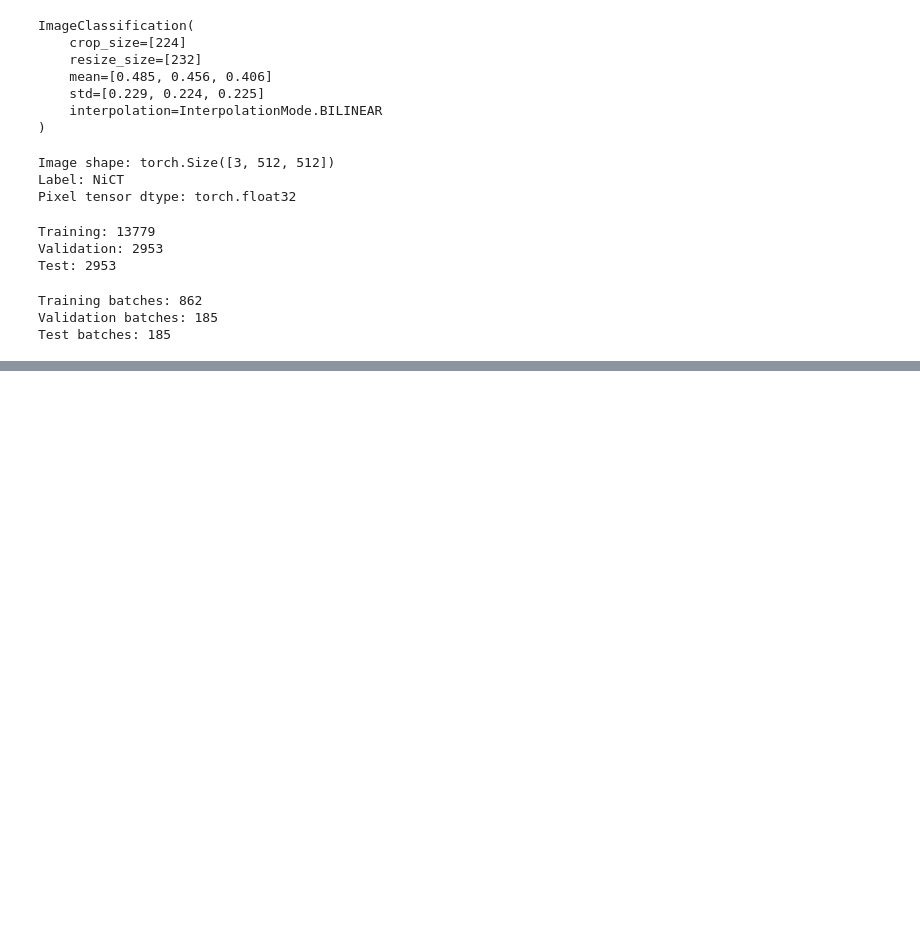
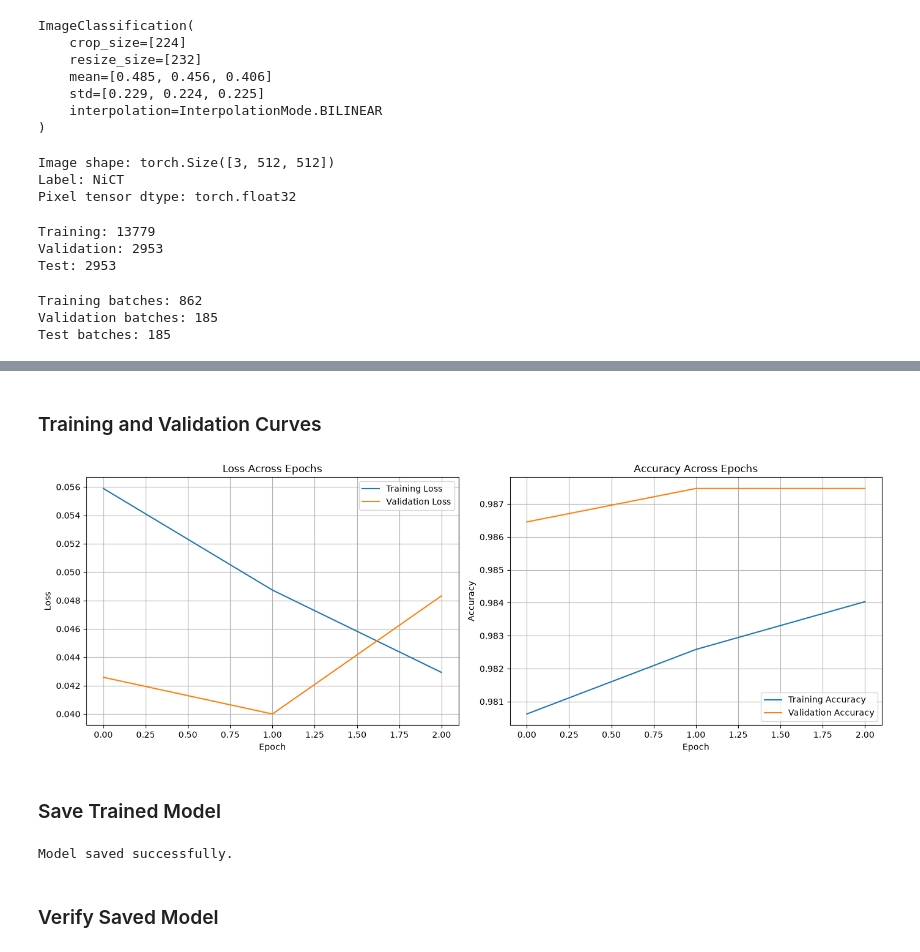
Before and after one commit to AgentEid/COVID-CT-Classification, a Jupyter notebook: notebooks/02_model_training.ipynb, the cells around one changed output, grey strips where cells are left out. Cells and saved outputs as stored; diff of their text form; code cells hidden in the pictures; blank space fills up the shorter version.

```diff
--- a/notebooks/02_model_training.ipynb
+++ b/notebooks/02_model_training.ipynb
@@ -162,0 +240,11 @@ test_dataset = Subset(eval_dataset, test_indices.tolist())
+# %%
+train_loss, train_accuracy = train_one_epoch(
+    model,
+    train_loader,
+    criterion,
+    optimizer,
+    device
+)
+
+print(f"Training Loss: {train_loss:.4f}")
+print(f"Training Accuracy: {train_accuracy:.2%}")
@@ -162,0 +284,10 @@ test_dataset = Subset(eval_dataset, test_indices.tolist())
+# %%
+val_loss, val_accuracy = evaluate_model(
+    model,
+    val_loader,
+    criterion,
+    device
+)
+
+print(f"Validation Loss: {val_loss:.4f}")
+print(f"Validation Accuracy: {val_accuracy:.2%}")
@@ -162,0 +408,48 @@ test_dataset = Subset(eval_dataset, test_indices.tolist())
+# %% [markdown]
+### Training and Validation Curves
+# %%
+fig, axes = plt.subplots(1, 2, figsize=(14, 5))
+
+axes[0].plot(history["train_loss"], label="Training Loss")
+axes[0].plot(history["val_loss"], label="Validation Loss")
+axes[0].set_title("Loss Across Epochs")
+axes[0].set_xlabel("Epoch")
+axes[0].set_ylabel("Loss")
+axes[0].legend()
+axes[0].grid(True)
+
+axes[1].plot(history["train_accuracy"], label="Training Accuracy")
+axes[1].plot(history["val_accuracy"], label="Validation Accuracy")
+axes[1].set_title("Accuracy Across Epochs")
+axes[1].set_xlabel("Epoch")
+axes[1].set_ylabel("Accuracy")
+axes[1].legend()
+axes[1].grid(True)
+
+plt.tight_layout()
+plt.show()
+# %% [output]
+[figure, added]
+# %% [markdown]
+### Save Trained Model
+# %%
+from pathlib import Path
+import torch
+
+MODEL_DIR = Path("../models")
+MODEL_DIR.mkdir(parents=True, exist_ok=True)
+
+torch.save(
+    {
+        "model_state_dict": model.state_dict(),
+        "class_names": dataset.classes,
+        "image_size": IMAGE_SIZE,
+    },
+    MODEL_DIR / "mobilenet_v3_ct.pth"
+)
+
+print("Model saved successfully.")
+# %% [output]
+Model saved successfully.
+# %% [markdown]
+### Verify Saved Model
```
Also changed, not shown: parts of 18 cells of this notebook, 2 other files.
